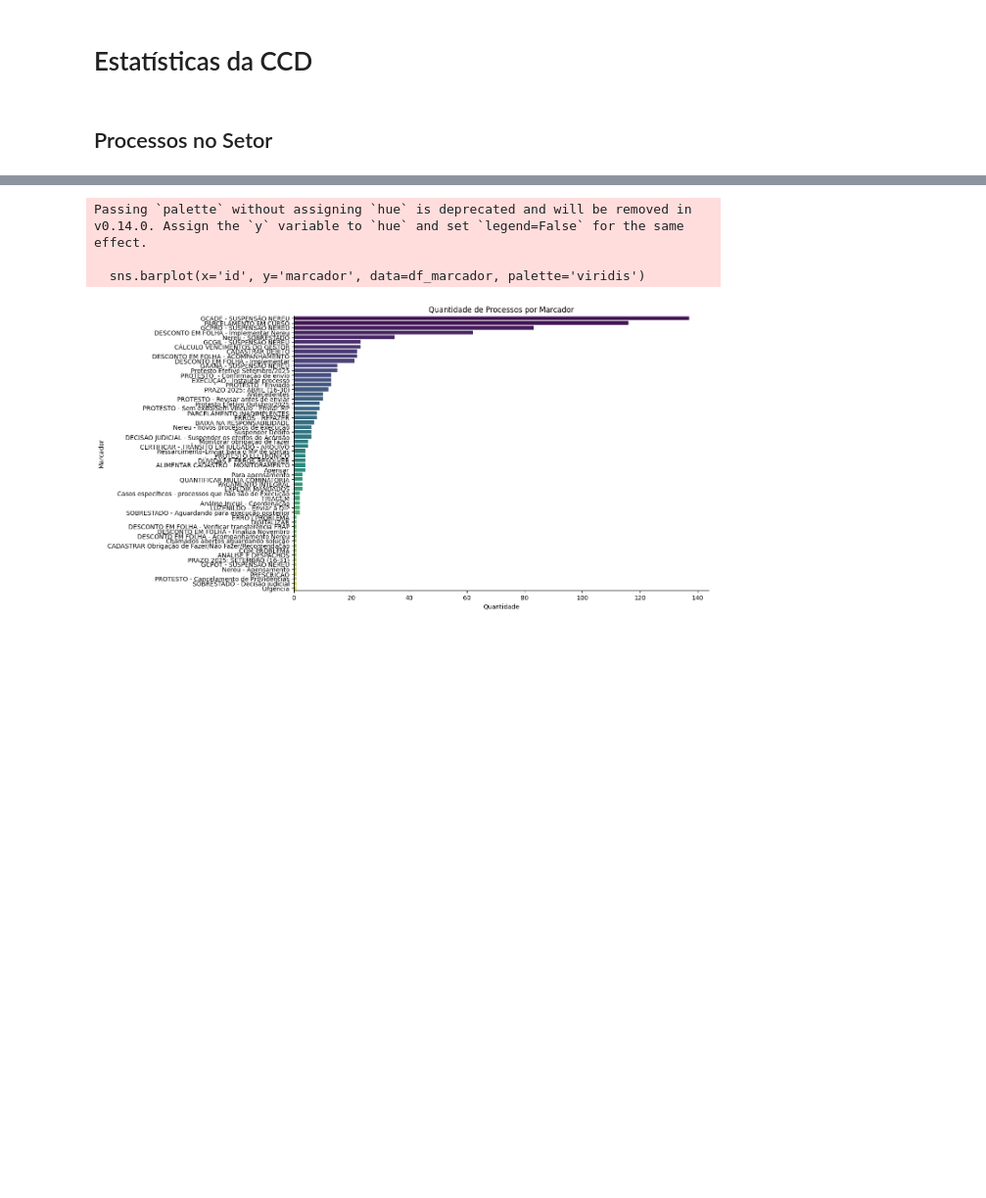
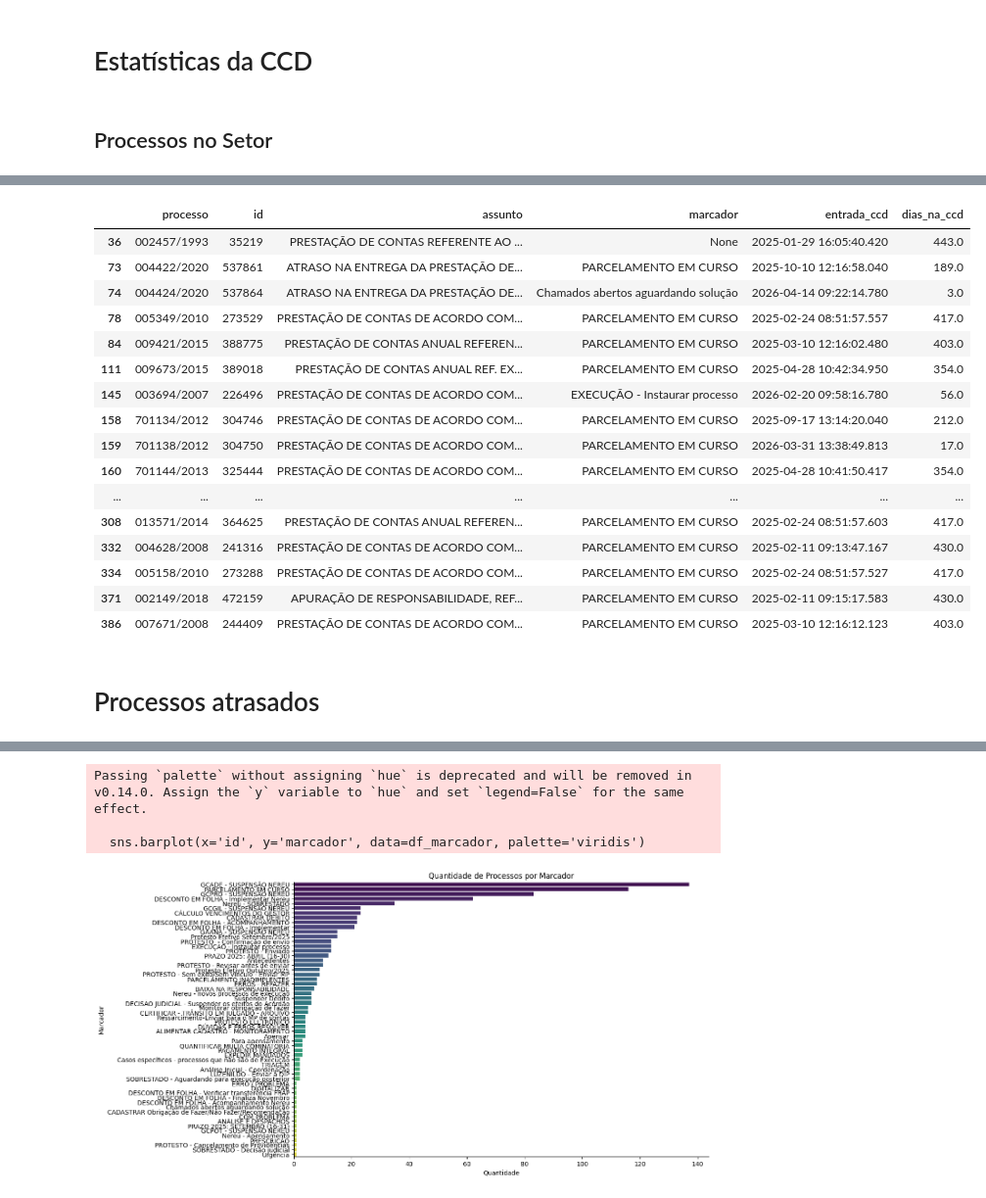
Before and after one commit to eduardoplima/ccd, a Jupyter notebook: scripts/analise/stats_ccd.ipynb, the cells around one changed output, grey strips where cells are left out. Shown at 98% size. Saved outputs shown, nothing was run; the diff lists cells and outputs as text; code cells hidden in the pictures; blank space fills up the shorter version.

```diff
--- a/scripts/analise/stats_ccd.ipynb
+++ b/scripts/analise/stats_ccd.ipynb
@@ -41,0 +71,22 @@ processos_ccd.head()
+# %%
+processos_ccd[processos_ccd['assunto'].str.contains('PRESTAÇÃO')]
+# %% [output]
+|  | processo | id | assunto | marcador | entrada_ccd | dias_na_ccd |
+| 36 | 002457/1993 | 35219 | PRESTAÇÃO DE CONTAS REFERENTE AO ... | None | 2025-01-29 16:05:40.420 | 443.0 |
+| 73 | 004422/2020 | 537861 | ATRASO NA ENTREGA DA PRESTAÇÃO DE... | PARCELAMENTO EM CURSO | 2025-10-10 12:16:58.040 | 189.0 |
+| 74 | 004424/2020 | 537864 | ATRASO NA ENTREGA DA PRESTAÇÃO DE... | Chamados abertos aguardando solução | 2026-04-14 09:22:14.780 | 3.0 |
+| 78 | 005349/2010 | 273529 | PRESTAÇÃO DE CONTAS DE ACORDO COM... | PARCELAMENTO EM CURSO | 2025-02-24 08:51:57.557 | 417.0 |
+| 84 | 009421/2015 | 388775 | PRESTAÇÃO DE CONTAS ANUAL REFEREN... | PARCELAMENTO EM CURSO | 2025-03-10 12:16:02.480 | 403.0 |
+| 111 | 009673/2015 | 389018 | PRESTAÇÃO DE CONTAS ANUAL REF. EX... | PARCELAMENTO EM CURSO | 2025-04-28 10:42:34.950 | 354.0 |
+| 145 | 003694/2007 | 226496 | PRESTAÇÃO DE CONTAS DE ACORDO COM... | EXECUÇÃO - Instaurar processo | 2026-02-20 09:58:16.780 | 56.0 |
+| 158 | 701134/2012 | 304746 | PRESTAÇÃO DE CONTAS DE ACORDO COM... | PARCELAMENTO EM CURSO | 2025-09-17 13:14:20.040 | 212.0 |
+| 159 | 701138/2012 | 304750 | PRESTAÇÃO DE CONTAS DE ACORDO COM... | PARCELAMENTO EM CURSO | 2026-03-31 13:38:49.813 | 17.0 |
+| 160 | 701144/2013 | 325444 | PRESTAÇÃO DE CONTAS DE ACORDO COM... | PARCELAMENTO EM CURSO | 2025-04-28 10:41:50.417 | 354.0 |
+| ... | ... | ... | ... | ... | ... | ... |
+| 308 | 013571/2014 | 364625 | PRESTAÇÃO DE CONTAS ANUAL REFEREN... | PARCELAMENTO EM CURSO | 2025-02-24 08:51:57.603 | 417.0 |
+| 332 | 004628/2008 | 241316 | PRESTAÇÃO DE CONTAS DE ACORDO COM... | PARCELAMENTO EM CURSO | 2025-02-11 09:13:47.167 | 430.0 |
+| 334 | 005158/2010 | 273288 | PRESTAÇÃO DE CONTAS DE ACORDO COM... | PARCELAMENTO EM CURSO | 2025-02-24 08:51:57.527 | 417.0 |
+| 371 | 002149/2018 | 472159 | APURAÇÃO DE RESPONSABILIDADE, REF... | PARCELAMENTO EM CURSO | 2025-02-11 09:15:17.583 | 430.0 |
+| 386 | 007671/2008 | 244409 | PRESTAÇÃO DE CONTAS DE ACORDO COM... | PARCELAMENTO EM CURSO | 2025-03-10 12:16:12.123 | 403.0 |
+# %% [markdown]
+# Processos atrasados
```
Also changed, not shown: parts of 9 cells of this notebook, 12 other files.
